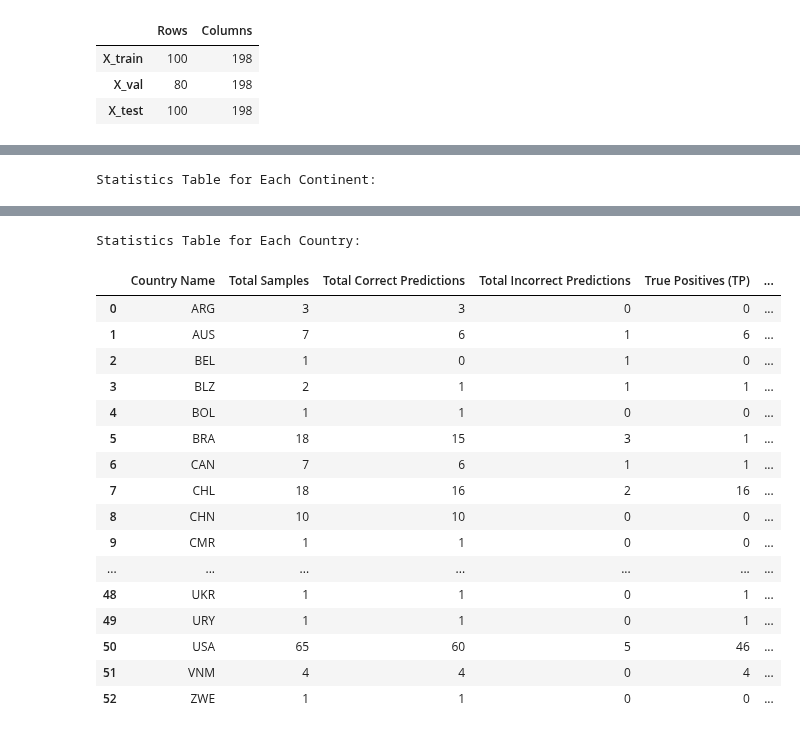
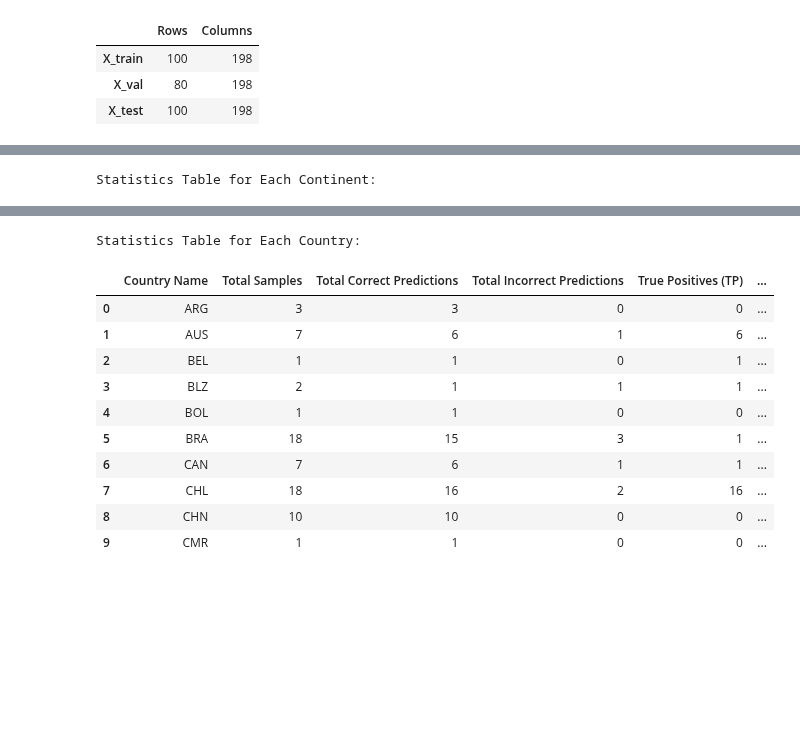
Before and after one commit to rspseshasai/vandalism_detection_osm, a Jupyter notebook: notebooks/visualization_and_analysis.ipynb, the cells around one changed output, grey strips where cells are left out. Saved outputs shown, nothing was run; the diff lists cells and outputs as text; code cells hidden in the pictures; blank space fills up the shorter version.

```diff
--- a/notebooks/visualization_and_analysis.ipynb
+++ b/notebooks/visualization_and_analysis.ipynb
@@ -305,7 +290,7 @@ display(continent_stats_df)
 country_results_path = os.path.join(config.GEOGRAPHICAL_RESULTS_DIR, 'country_evaluation_results.csv')
 country_stats_df = pd.read_csv(country_results_path)
 print("\nStatistics Table for Each Country:")
-display(country_stats_df)
+country_stats_df.head(10)
 # %% [output]
 Statistics Table for Each Continent:
 |  | Continent Name | Total Samples | Total Correct Predictions | Total Incorrect Predictions | True Positives (TP) | ... |
@@ -320,8 +305,8 @@ Statistics Table for Each Continent:
 Statistics Table for Each Country:
 |  | Country Name | Total Samples | Total Correct Predictions | Total Incorrect Predictions | True Positives (TP) | ... |
 | 0 | ARG | 3 | 3 | 0 | 0 | ... |
 | 1 | AUS | 7 | 6 | 1 | 6 | ... |
-| 2 | BEL | 1 | 0 | 1 | 0 | ... |
+| 2 | BEL | 1 | 1 | 0 | 1 | ... |
 | 3 | BLZ | 2 | 1 | 1 | 1 | ... |
 | 4 | BOL | 1 | 1 | 0 | 0 | ... |
 | 5 | BRA | 18 | 15 | 3 | 1 | ... |
@@ -329,9 +314,3 @@ Statistics Table for Each Country:
 | 7 | CHL | 18 | 16 | 2 | 16 | ... |
 | 8 | CHN | 10 | 10 | 0 | 0 | ... |
 | 9 | CMR | 1 | 1 | 0 | 0 | ... |
-| ... | ... | ... | ... | ... | ... | ... |
-| 48 | UKR | 1 | 1 | 0 | 1 | ... |
-| 49 | URY | 1 | 1 | 0 | 1 | ... |
-| 50 | USA | 65 | 60 | 5 | 46 | ... |
-| 51 | VNM | 4 | 4 | 0 | 4 | ... |
-| 52 | ZWE | 1 | 1 | 0 | 0 | ... |
```
Also changed, not shown: parts of 7 cells of this notebook, 1 other file.
